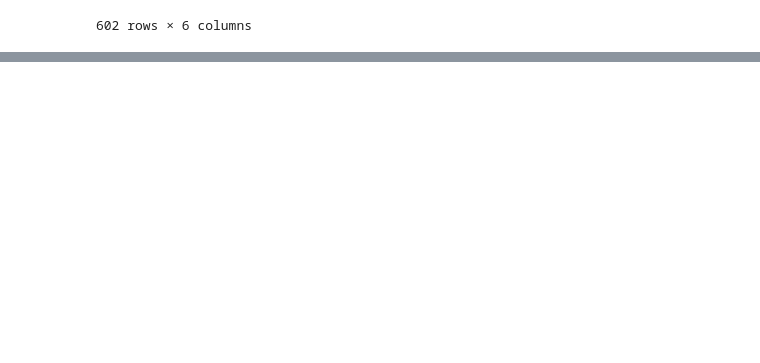
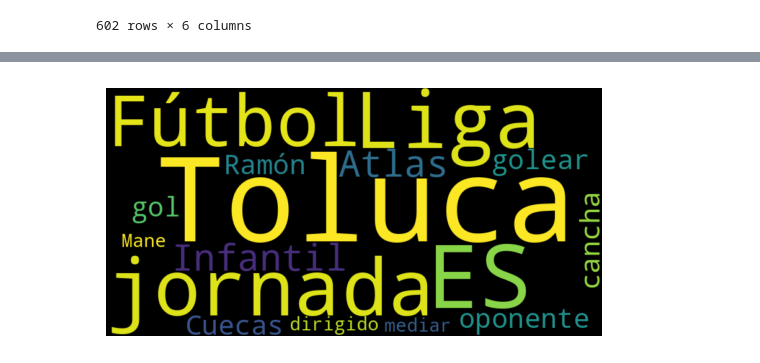
Before and after one commit to adrianodreamer/udg_paper, a Jupyter notebook: analysis.ipynb, the cells around one changed output, grey strips where cells are left out. Cells and saved outputs as stored; diff of their text form; code cells hidden in the pictures; blank space fills up the shorter version.

```diff
--- a/analysis.ipynb
+++ b/analysis.ipynb
@@ -200,0 +252,34 @@ letra.to_csv('cleaned_letrafria.csv', index=False, encoding='utf-8-sig')
+# %%
+import spacy
+from collections import Counter
+
+# Carga el modelo en español (ejecuta primero: python -m spacy download es_core_news_md)
+nlp = spacy.load("es_core_news_md")
+
+def analizar_articulo(texto):
+    doc = nlp(texto)
+
+    # 1. Entidades nombradas (ej: lugares, personas)
+    entidades = [(ent.text, ent.label_) for ent in doc.ents]
+
+    # 2. Sustantivos y adjetivos (para temas clave)
+    palabras_clave = [token.text for token in doc if token.pos_ in ["NOUN", "ADJ"]]
+
+    # 3. Lematización
+    lemas = [token.lemma_ for token in doc if not token.is_stop and not token.is_punct]
+
+    # 4. Frecuencia de términos
+    frecuencias = Counter([token.text.lower() for token in doc if not token.is_stop and token.is_alpha])
+
+    return {
+        "entidades": entidades,
+        "palabras_clave": palabras_clave[:10],  # Top 10
+        "lemas": lemas[:20],  # Primeros 20 lemas
+        "frecuencias": frecuencias.most_common(5)  # Top 5 palabras
+    }
+
+# Aplica a tu columna 'articulo'
+voz["analisis"] = voz["articulo"].apply(analizar_articulo)
+
+# Ejemplo de acceso a los resultados
+print(voz["analisis"])  # Ver análisis del primer artículo
@@ -200,0 +299,13 @@ letra.to_csv('cleaned_letrafria.csv', index=False, encoding='utf-8-sig')
+# %%
+from wordcloud import WordCloud
+import matplotlib.pyplot as plt
+
+# Generar nube de palabras para el primer artículo
+texto = " ".join(voz["analisis"].iloc[1051]["lemas"])
+wordcloud = WordCloud(width=800, height=400).generate(texto)
+
+plt.imshow(wordcloud, interpolation='bilinear')
+plt.axis("off")
+plt.show()
+# %% [output]
+[figure, added]
```
Also changed, not shown: parts of 9 cells of this notebook.
